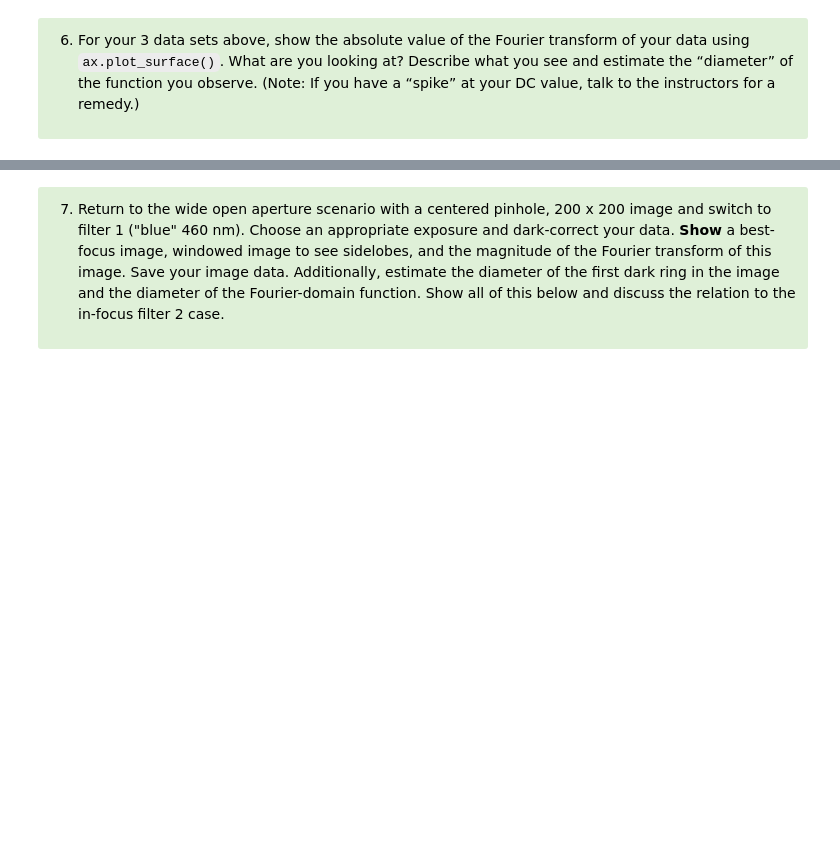
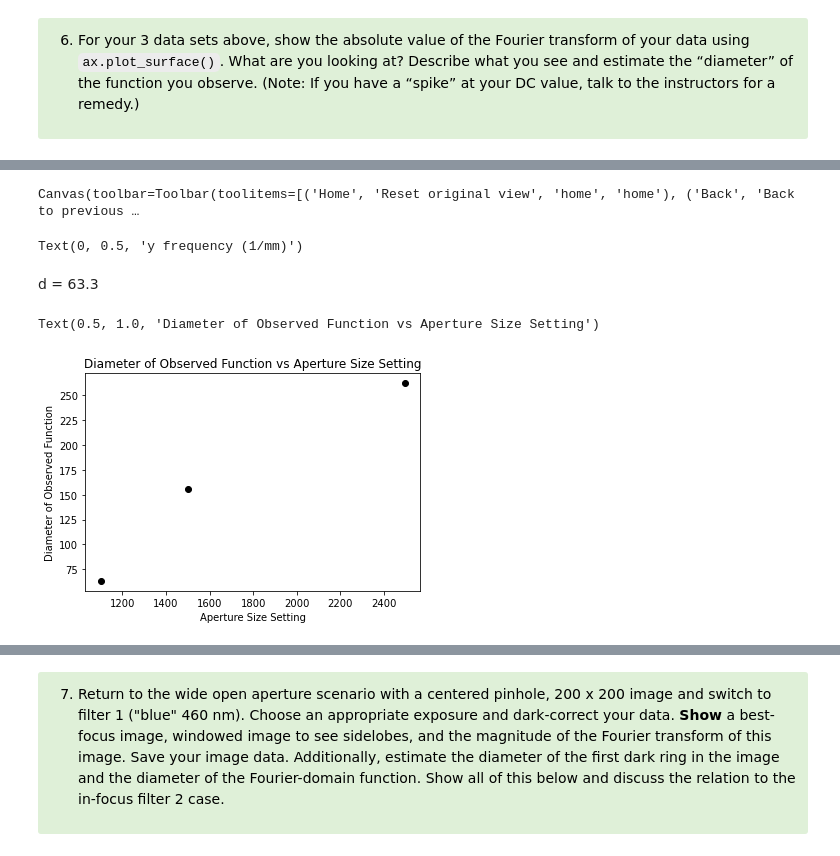
Before and after one commit to dishamishra/Labs_Imager, a Jupyter notebook: Lab3 Part2 (Clean).ipynb, the cells around one changed output, grey strips where cells are left out. Saved outputs shown, nothing was run; the diff lists cells and outputs as text; code cells hidden in the pictures; blank space fills up the shorter version.

```diff
--- a/Lab3 Part2 (Clean).ipynb
+++ b/Lab3 Part2 (Clean).ipynb
@@ -434,0 +461,25 @@ plt.show()
+# %%
+%matplotlib widget
+x=plt.imshow(Z,cmap='jet',extent=[-fs/2,fs/2*(200-2)/200,fs/2*(200-2)/200,-fs/2])
+plt.colorbar(x, shrink=0.8)
+plt.xlim(-100,100)
+plt.ylim(-100,100)
+plt.xlabel('x frequency (1/mm)')
+plt.ylabel('y frequency (1/mm)')
+# %% [output]
+Canvas(toolbar=Toolbar(toolitems=[('Home', 'Reset original view', 'home', 'home'), ('Back', 'Back to previous …
+Text(0, 0.5, 'y frequency (1/mm)')
+# %% [markdown]
+d = 63.3
+# %%
+%matplotlib inline
+aperture_settings = [2496, 1500, 1100]
+diameters = [262.1,156,63.3]
+plt.figure()
+plt.plot(aperture_settings,diameters,'o',color='black')
+plt.xlabel("Aperture Size Setting")
+plt.ylabel("Diameter of Observed Function")
+plt.title("Diameter of Observed Function vs Aperture Size Setting")
+# %% [output]
+Text(0.5, 1.0, 'Diameter of Observed Function vs Aperture Size Setting')
+[figure, added]
```
Also changed, not shown: parts of 15 cells of this notebook.
